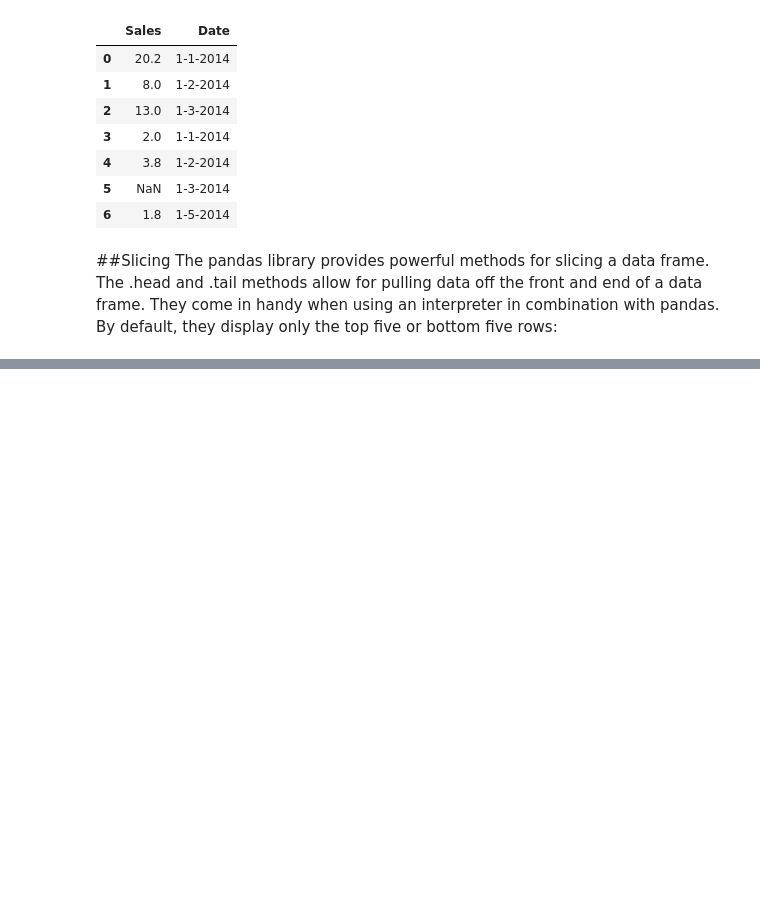
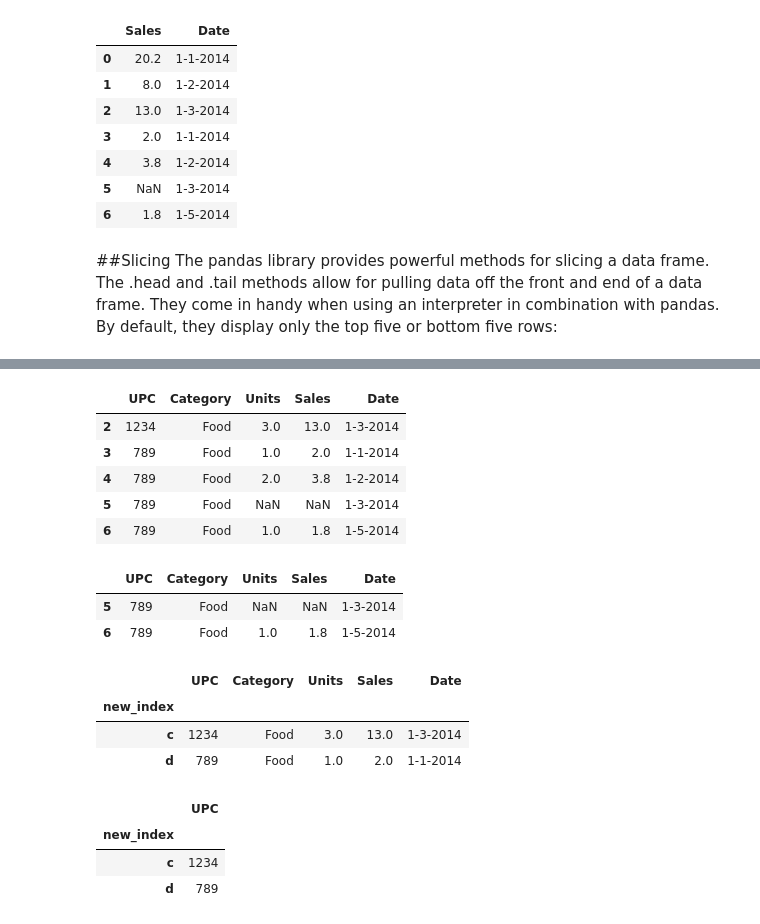
Before and after one commit to owaisahmad315/pandas, a Jupyter notebook: Data_Frame_Methods.ipynb, the cells around one changed output, grey strips where cells are left out. Cells and saved outputs as stored; diff of their text form; code cells hidden in the pictures; blank space fills up the shorter version.

```diff
--- a/Data_Frame_Methods.ipynb
+++ b/Data_Frame_Methods.ipynb
@@ -396,0 +406,49 @@ bottom five rows:
+# %%
+sales.tail()
+# %% [output]
+|  | UPC | Category | Units | Sales | Date |
+| 2 | 1234 | Food | 3.0 | 13.0 | 1-3-2014 |
+| 3 | 789 | Food | 1.0 | 2.0 | 1-1-2014 |
+| 4 | 789 | Food | 2.0 | 3.8 | 1-2-2014 |
+| 5 | 789 | Food | NaN | NaN | 1-3-2014 |
+| 6 | 789 | Food | 1.0 | 1.8 | 1-5-2014 |
+# %%
+# Simply pass in an integer to override the number of rows to show:
+sales.tail(2)
+# %% [output]
+|  | UPC | Category | Units | Sales | Date |
+| 5 | 789 | Food | NaN | NaN | 1-3-2014 |
+| 6 | 789 | Food | 1.0 | 1.8 | 1-5-2014 |
+# %%
+'''
+Data frames also support slicing based on index position and label. Let's
+use a string based index so it will be clearer what the slicing options do
+'''
+sales['new_index'] = list('ancdefg')
+df = sales.set_index('new_index')
+del sales['new_index']
+
+'''
+To slice by position, use the .iloc attribute. Here we take rows in
+positions two up to but not including four:
+'''
+df.iloc[2:4]
+# %% [output]
+|  | UPC | Category | Units | Sales | Date |
+| new_index |  |  |  |  |  |
+| c | 1234 | Food | 3.0 | 13.0 | 1-3-2014 |
+| d | 789 | Food | 1.0 | 2.0 | 1-1-2014 |
+# %%
+'''
+We can also provide column positions that we want to keep as well. The
+column positions need to follow a comma in the index operation. Here we
+keep rows from two up to but not including row four. We also take
+columns from zero up to but not including one (just the column in the zero
+index position):
+'''
+df.iloc[2:4, 0:1]
+# %% [output]
+|  | UPC |
+| new_index |  |
+| c | 1234 |
+| d | 789 |
```
Also changed, not shown: parts of 2 cells of this notebook.
